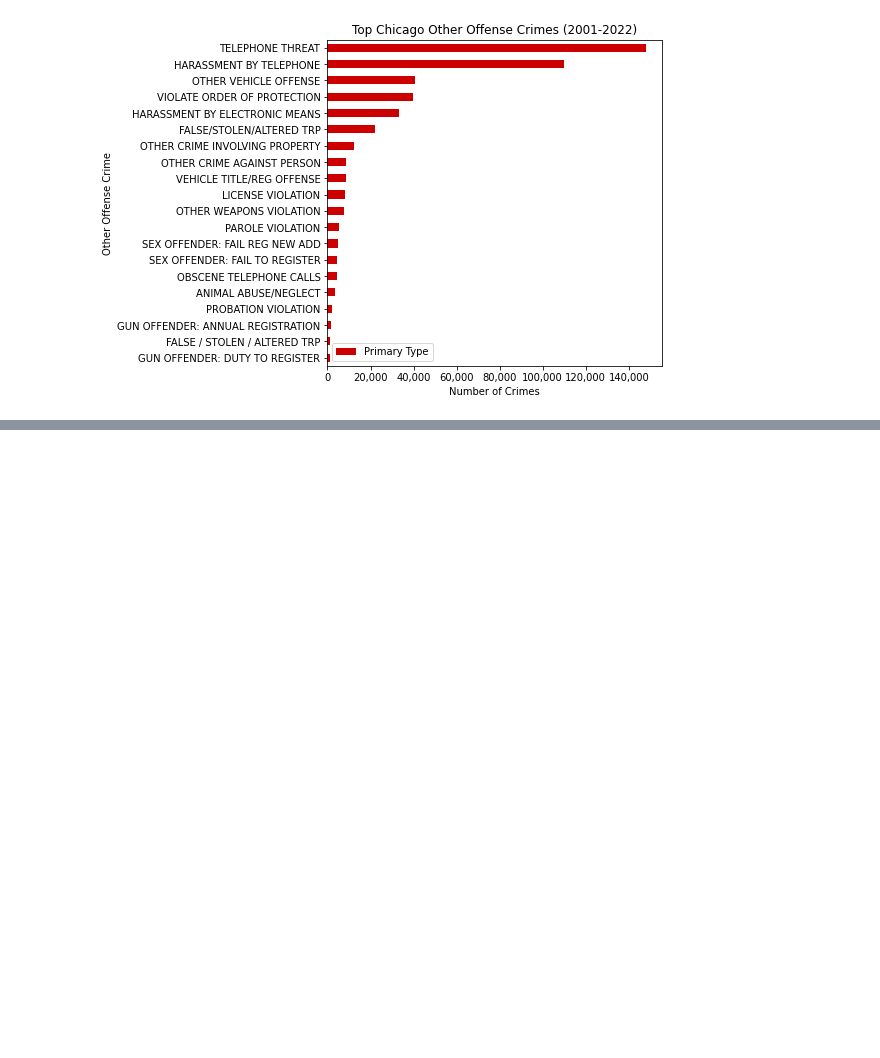
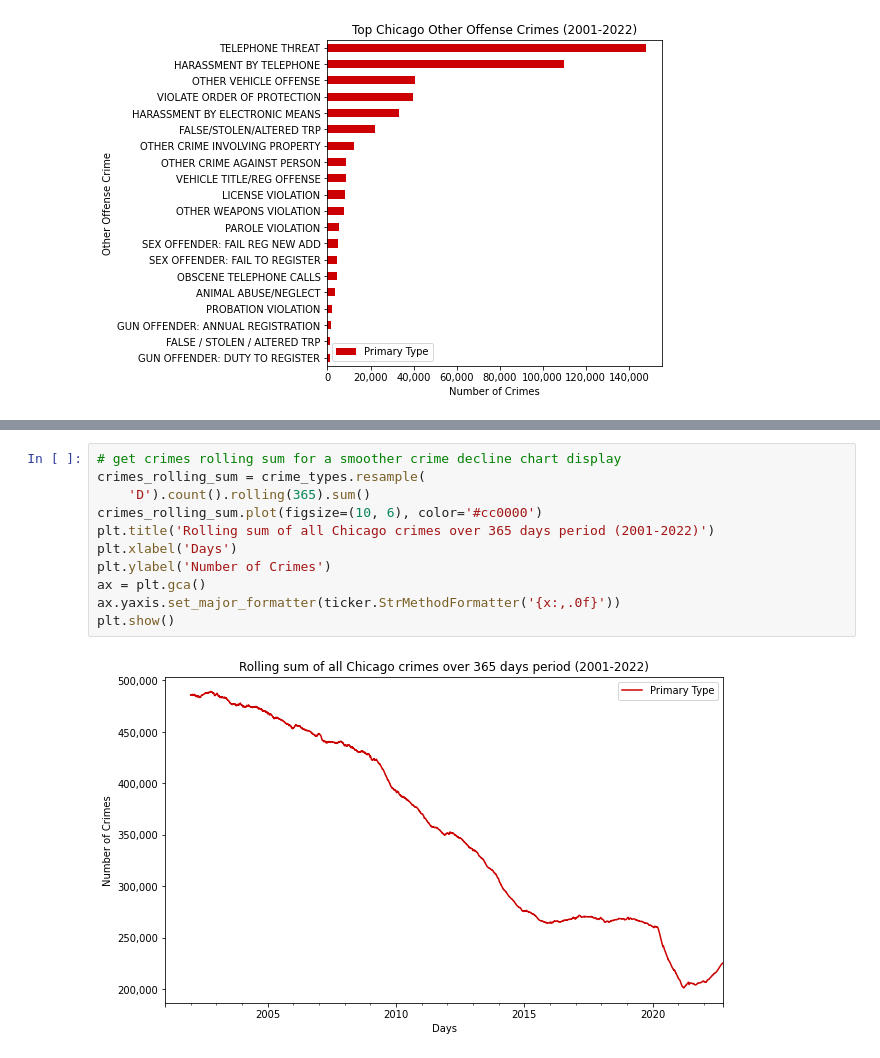
Before and after one commit to RandomFractals/chicago-crimes, a Jupyter notebook: notebooks/chicago-crimes-pandas.ipynb, the cells around one changed output, grey strips where cells are left out. Cells and saved outputs as stored; diff of their text form; blank space fills up the shorter version.

```diff
--- a/notebooks/chicago-crimes-pandas.ipynb
+++ b/notebooks/chicago-crimes-pandas.ipynb
@@ -202,0 +323,13 @@ plt.show()
+# %%
+# get crimes rolling sum for a smoother crime decline chart display
+crimes_rolling_sum = crime_types.resample(
+    'D').count().rolling(365).sum()
+crimes_rolling_sum.plot(figsize=(10, 6), color='#cc0000')
+plt.title('Rolling sum of all Chicago crimes over 365 days period (2001-2022)')
+plt.xlabel('Days')
+plt.ylabel('Number of Crimes')
+ax = plt.gca()
+ax.yaxis.set_major_formatter(ticker.StrMethodFormatter('{x:,.0f}'))
+plt.show()
+# %% [output]
+[figure, added]
```
Also changed, not shown: parts of 12 cells of this notebook.
